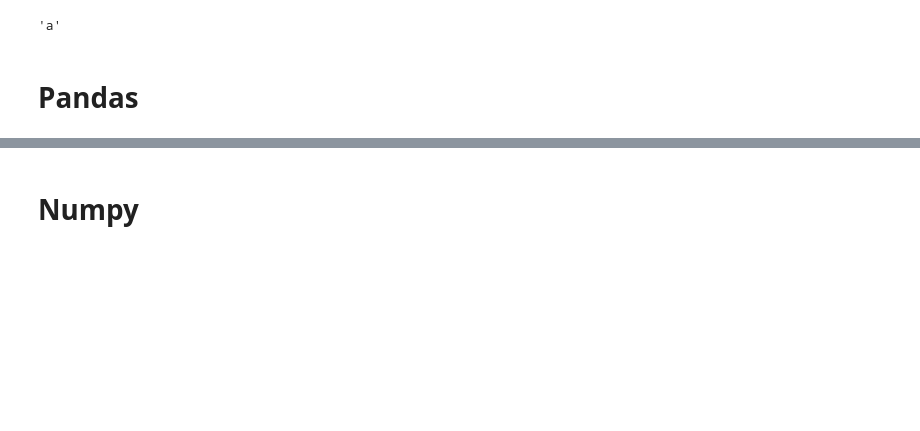
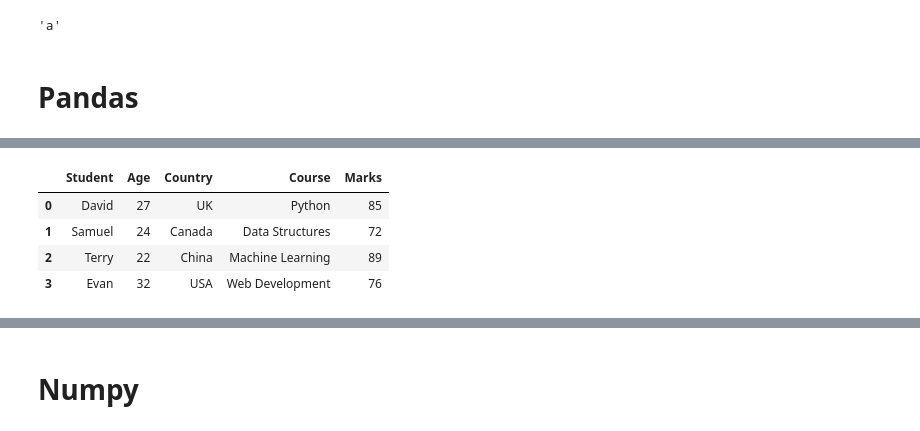
Before and after one commit to lucienadvornik/python_for_ds, a Jupyter notebook: module4.ipynb, the cells around one changed output, grey strips where cells are left out. Cells and saved outputs as stored; diff of their text form; code cells hidden in the pictures; blank space fills up the shorter version.

```diff
--- a/module4.ipynb
+++ b/module4.ipynb
@@ -112,0 +232,14 @@ FileNotFoundError: [Errno 2] No such file or directory: 'file1.csv'
+# %%
+a = {'Student':['David', 'Samuel', 'Terry', 'Evan'],
+     'Age':['27', '24', '22', '32'],
+     'Country':['UK', 'Canada', 'China', 'USA'],
+     'Course':['Python','Data Structures','Machine Learning','Web Development'],
+     'Marks':['85','72','89','76']}
+df1 = pd.DataFrame(a)
+df1
+# %% [output]
+|  | Student | Age | Country | Course | Marks |
+| 0 | David | 27 | UK | Python | 85 |
+| 1 | Samuel | 24 | Canada | Data Structures | 72 |
+| 2 | Terry | 22 | China | Machine Learning | 89 |
+| 3 | Evan | 32 | USA | Web Development | 76 |
```
Also changed, not shown: parts of 24 cells of this notebook, 1 other file.
